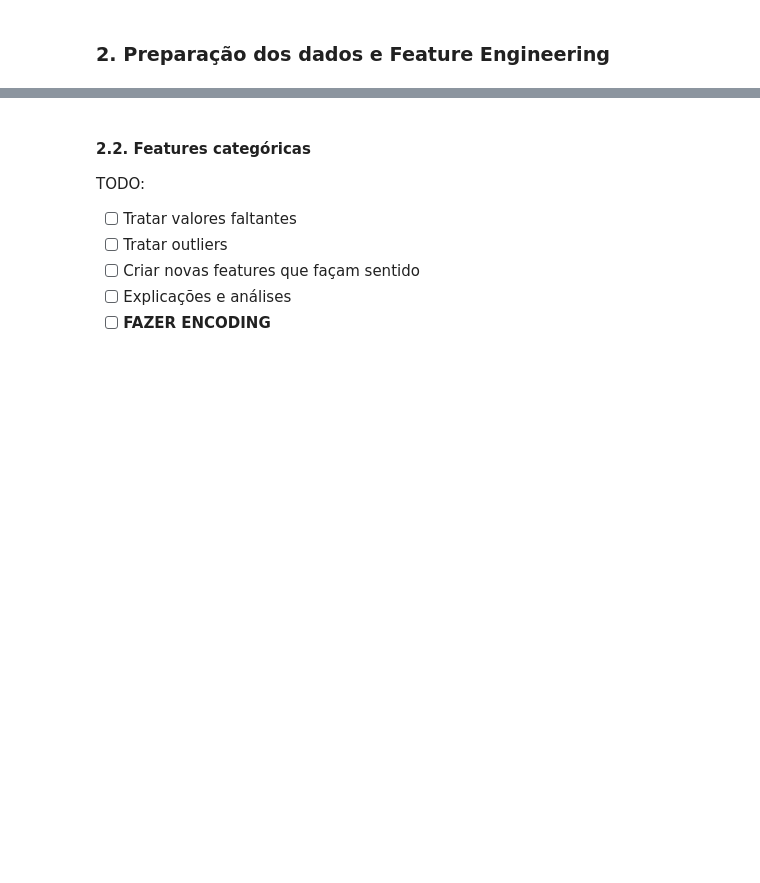
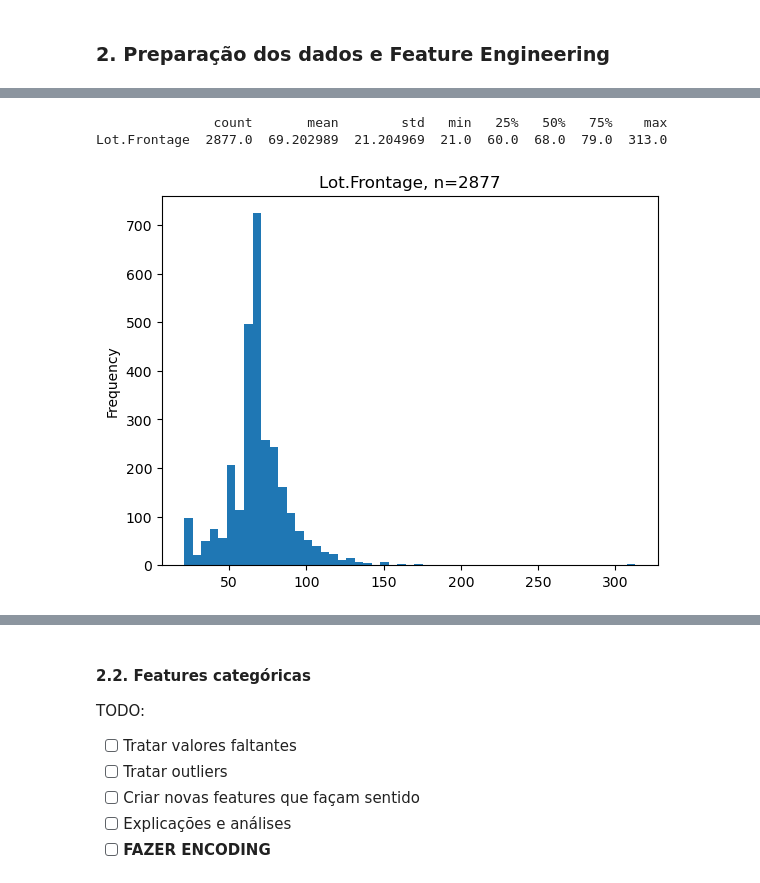
Before and after one commit to ArthurCisotto/Projeto1_MachineLearning_23.2, a Jupyter notebook: notebooks/04_projeto.ipynb, the cells around one changed output, grey strips where cells are left out. Cells and saved outputs as stored; diff of their text form; code cells hidden in the pictures; blank space fills up the shorter version.

```diff
--- a/notebooks/04_projeto.ipynb
+++ b/notebooks/04_projeto.ipynb
@@ -54,0 +68,16 @@ TODO:
+# %%
+def plot_numericals(data, cols):
+    summary = data[cols] \
+        .describe() \
+        .transpose() \
+        .sort_values(by='count')
+
+    print(summary)
+
+    n = data.shape[0]
+    b = int(np.sqrt(n))
+    for k, (col, val) in enumerate(summary['count'].items()):
+        plt.figure()
+        data[col].plot.hist(bins=b)
+        plt.title(f'{col}, n={int(val)}')
+        plt.show()
@@ -54,0 +89,6 @@ TODO:
+# %%
+plot_numericals(model_data, ['Lot.Frontage'])
+# %% [output]
+               count       mean        std   min   25%   50%   75%    max
+Lot.Frontage  2877.0  69.202989  21.204969  21.0  60.0  68.0  79.0  313.0
+[figure, added]
```
Also changed, not shown: parts of 30 cells of this notebook.
